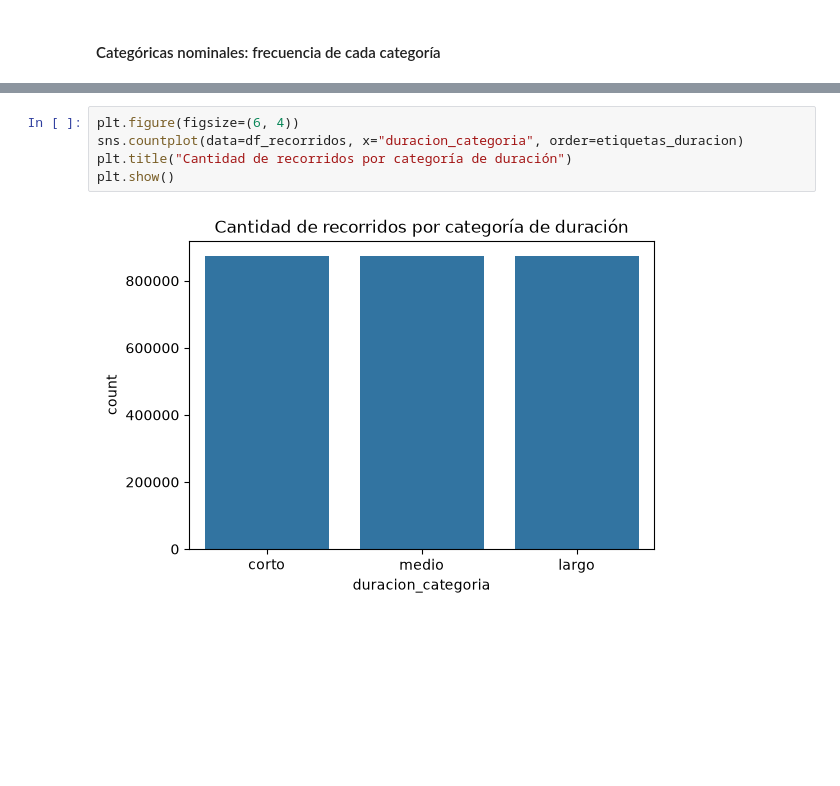
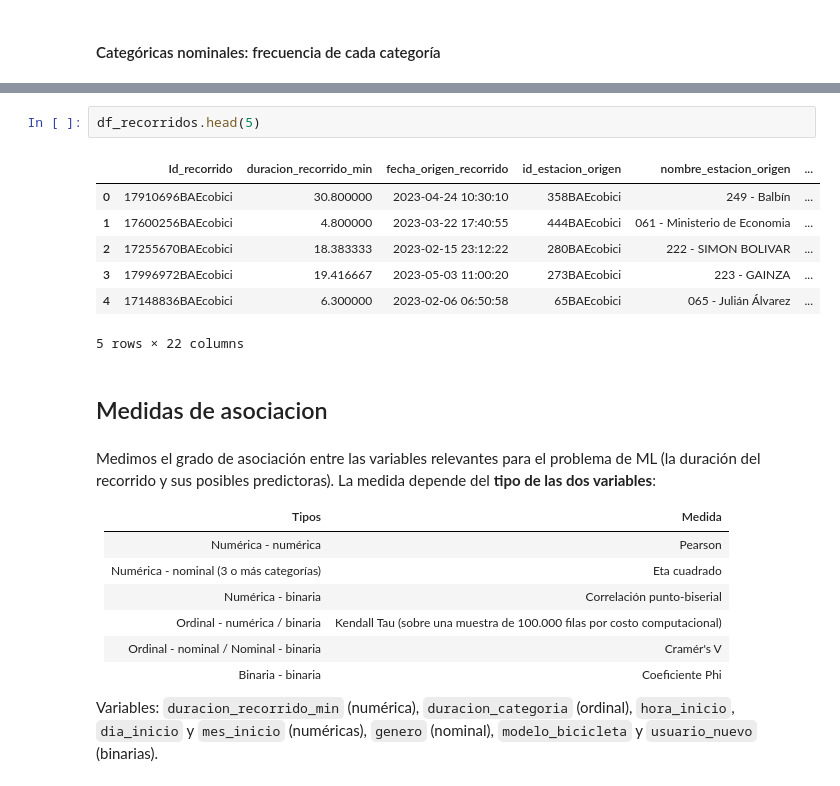
Before and after one commit to brigere/data-anlysis-ceia, a Jupyter notebook: tp_final_2026.ipynb, the cells around one changed output, grey strips where cells are left out. Saved outputs shown, nothing was run; the diff lists cells and outputs as text; blank space fills up the shorter version.

```diff
--- a/tp_final_2026.ipynb
+++ b/tp_final_2026.ipynb
@@ -685,7 +638,25 @@ Name: proportion, dtype: float64
-# %%
-plt.figure(figsize=(6, 4))
-sns.countplot(data=df_recorridos, x="duracion_categoria", order=etiquetas_duracion)
-plt.title("Cantidad de recorridos por categoría de duración")
-plt.show()
-# %% [output]
-[figure, removed]
+# %%
+df_recorridos.head(5)
+# %% [output]
+|  | Id_recorrido | duracion_recorrido_min | fecha_origen_recorrido | id_estacion_origen | nombre_estacion_origen | ... |
+| 0 | 17910696BAEcobici | 30.800000 | 2023-04-24 10:30:10 | 358BAEcobici | 249 - Balbín | ... |
+| 1 | 17600256BAEcobici | 4.800000 | 2023-03-22 17:40:55 | 444BAEcobici | 061 - Ministerio de Economia | ... |
+| 2 | 17255670BAEcobici | 18.383333 | 2023-02-15 23:12:22 | 280BAEcobici | 222 - SIMON BOLIVAR | ... |
+| 3 | 17996972BAEcobici | 19.416667 | 2023-05-03 11:00:20 | 273BAEcobici | 223 - GAINZA | ... |
+| 4 | 17148836BAEcobici | 6.300000 | 2023-02-06 06:50:58 | 65BAEcobici | 065 - Julián Álvarez | ... |
+5 rows × 22 columns
+# %% [markdown]
+## Medidas de asociacion
+# %% [markdown]
+Medimos el grado de asociación entre las variables relevantes para el problema de ML (la duración del recorrido y sus posibles predictoras). La medida depende del **tipo de las dos variables**:
+
+| Tipos | Medida |
+| --- | --- |
+| Numérica - numérica | Pearson |
+| Numérica - nominal (3 o más categorías) | Eta cuadrado |
+| Numérica - binaria | Correlación punto-biserial |
+| Ordinal - numérica / binaria | Kendall Tau (sobre una muestra de 100.000 filas por costo computacional) |
+| Ordinal - nominal / Nominal - binaria | Cramér's V |
+| Binaria - binaria | Coeficiente Phi |
+
+Variables: `duracion_recorrido_min` (numérica), `duracion_categoria` (ordinal), `hora_inicio`, `dia_inicio` y `mes_inicio` (numéricas), `genero` (nominal), `modelo_bicicleta` y `usuario_nuevo` (binarias).
```
Also changed, not shown: parts of 18 cells of this notebook.
